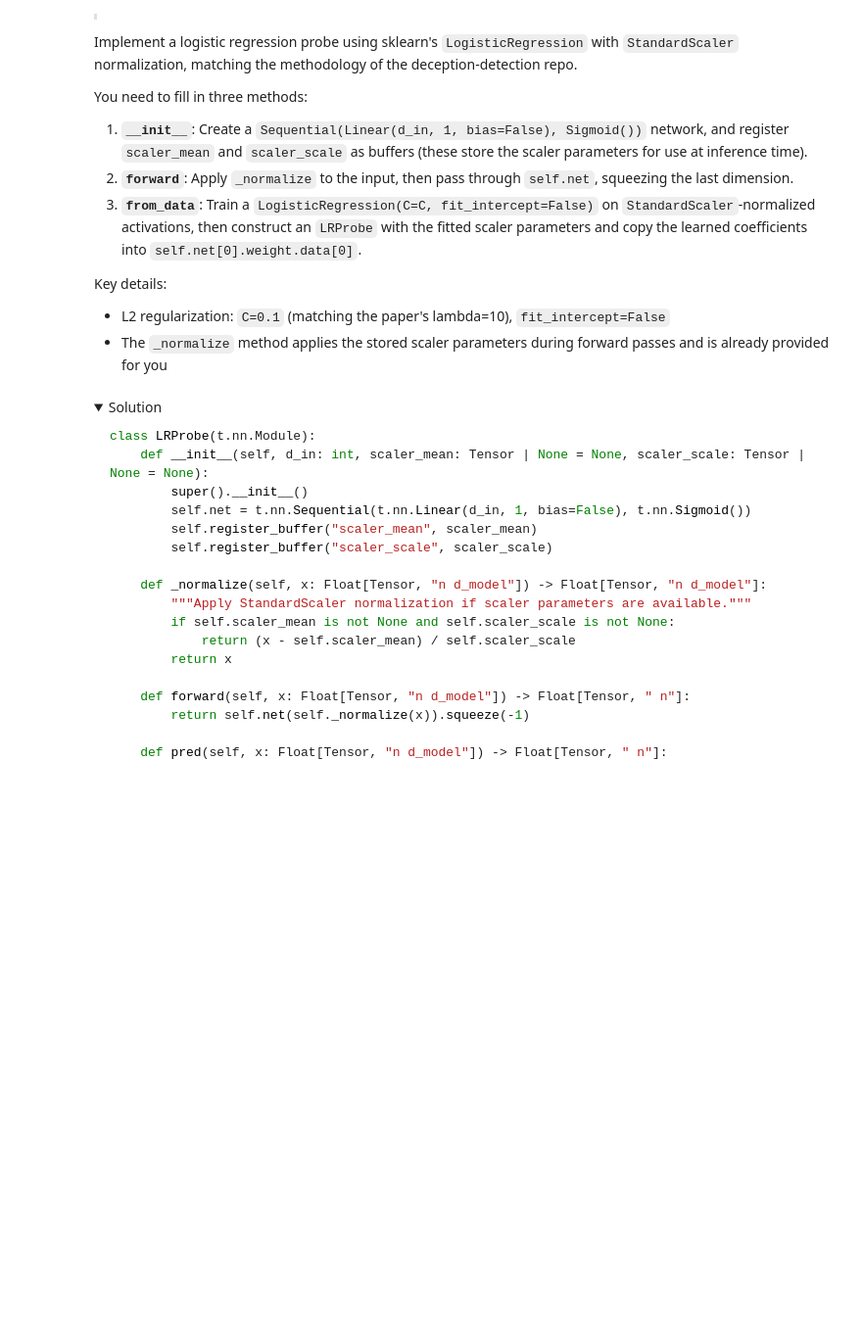
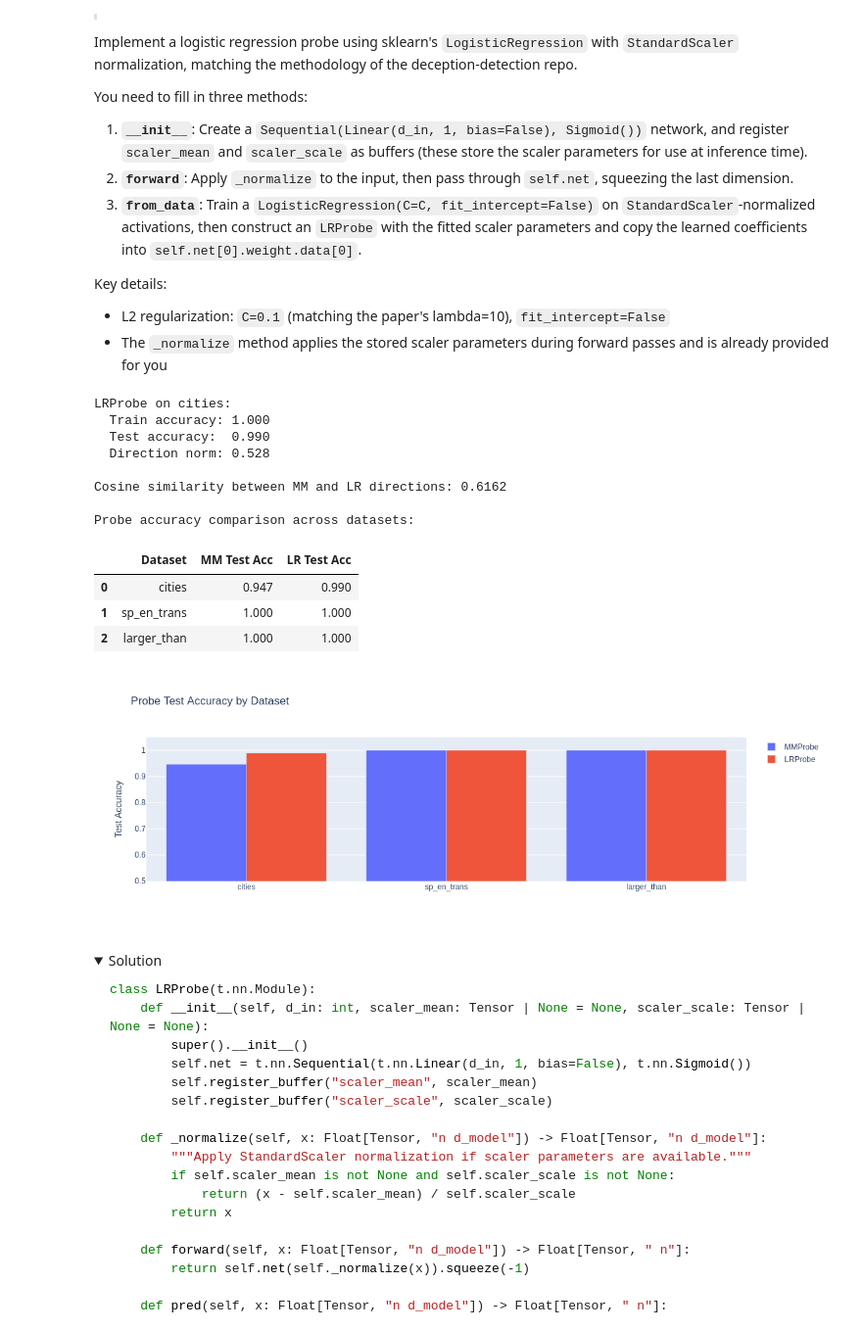
Before and after one commit to Shimin-Zhang/ARENA_Progress, a Jupyter notebook: chapter1_transformer_interp/exercises/part31_linear_probes/1.3.1_Linear_Probes_exercises.ipynb, the cells around one changed output. Shown at 98% size. Saved outputs shown, nothing was run; the diff lists cells and outputs as text; code cells hidden in the pictures; folded sections open; blank space fills up the shorter version.

```diff
--- a/chapter1_transformer_interp/exercises/part31_linear_probes/1.3.1_Linear_Probes_exercises.ipynb
+++ b/chapter1_transformer_interp/exercises/part31_linear_probes/1.3.1_Linear_Probes_exercises.ipynb
@@ -238,8 +238,10 @@ MODEL_NAME = "meta-llama/Llama-2-13b-hf"
 tokenizer = AutoTokenizer.from_pretrained(MODEL_NAME)
 model = AutoModelForCausalLM.from_pretrained(
     MODEL_NAME,
-    dtype=dtype,
+    # dtype=dtype,
+    dtype=t.float16,
     device_map="auto",
+    quantization_config=BitsAndBytesConfig(load_in_8bit = True)
 )
 tokenizer.pad_token = tokenizer.eos_token
 tokenizer.padding_side = "right"
@@ -466,7 +521,14 @@ def get_pca_components(
     Returns:
         Matrix of top-k eigenvectors as columns, shape [d_model, k].
     """
-    raise NotImplementedError()
+    mean = activations.mean(dim=0)
+    activations = activations - mean
+
+    cov = t.cov(activations.t())
+    e_values, e_vectors = t.linalg.eigh(cov)
+
+    sorted_v, sorted_v_idx = t.sort(e_values, descending=True)
+    return e_vectors[:, sorted_v_idx[:k]]
 
 
 tests.test_get_pca_components(get_pca_components, activations["cities"], D_MODEL)
@@ -904,7 +1067,12 @@ Key details:
 class LRProbe(t.nn.Module):
     def __init__(self, d_in: int, scaler_mean: Tensor | None = None, scaler_scale: Tensor | None = None):
         super().__init__()
-        raise NotImplementedError()
+        self.net = t.nn.Sequential(
+            t.nn.Linear(d_in, 1, bias=False),
+            t.nn.Sigmoid()
+        )
+        self.register_buffer('scaler_mean', scaler_mean)
+        self.register_buffer('scaler_scale', scaler_scale)
 
     def _normalize(self, x: Float[Tensor, "n d_model"]) -> Float[Tensor, "n d_model"]:
         """Apply StandardScaler normalization if scaler parameters are available."""
@@ -913,7 +1081,9 @@ class LRProbe(t.nn.Module):
         return x
 
     def forward(self, x: Float[Tensor, "n d_model"]) -> Float[Tensor, " n"]:
-        raise NotImplementedError()
+        x = self._normalize(x)
+        out = self.net(x).squeeze(-1)
+        return out
 
     def pred(self, x: Float[Tensor, "n d_model"]) -> Float[Tensor, " n"]:
         return self(x).round()
@@ -940,7 +1110,17 @@ class LRProbe(t.nn.Module):
                 The repo class default is reg_coeff=1000 (C=0.001), which is stronger.
             device: Device to place the resulting probe on.
         """
-        raise NotImplementedError()
+
+        scaler = StandardScaler()
+        scaled_act = scaler.fit_transform(acts.numpy())
+
+        mean = t.tensor(scaler.mean_, dtype=t.float32)
+        scale = t.tensor(scaler.scale_, dtype=t.float32)
+
+        clf = LogisticRegression(C=C, fit_intercept=False).fit(scaled_act, labels.numpy())
+        prob = LRProbe(d_in=acts.shape[1], scaler_mean=mean, scaler_scale=scale).to(device)
+        prob.net[0].weight.data[0] = t.tensor(clf.coef_[0], dtype=t.float32).to(device)
+        return prob
 
 
 lr_probe = LRProbe.from_data(train_acts["cities"], train_labels["cities"], device="cpu")
@@ -965,33 +1145,47 @@ lr_dir = lr_probe.direction / lr_probe.direction.norm()
 cos_sim = (mm_dir @ lr_dir).item()
 print(f"\nCosine similarity between MM and LR directions: {cos_sim:.4f}")
 
 # Compare both probes across all 3 datasets
 results_rows = []
 for name in DATASET_NAMES:
     mm_p = MMProbe.from_data(train_acts[name], train_labels[name])
     lr_p = LRProbe.from_data(train_acts[name], train_labels[name])
 
     mm_test_acc = (mm_p.pred(test_acts[name]) == test_labels[name]).float().mean().item()
     lr_test_acc = (lr_p.pred(test_acts[name]) == test_labels[name]).float().mean().item()
     results_rows.append({"Dataset": name, "MM Test Acc": f"{mm_test_acc:.3f}", "LR Test Acc": f"{lr_test_acc:.3f}"})
 
 results_df = pd.DataFrame(results_rows)
 print("\nProbe accuracy comparison across datasets:")
 display(results_df)
 
 # Bar chart
 fig = go.Figure()
 fig.add_trace(go.Bar(name="MMProbe", x=DATASET_NAMES, y=[float(r["MM Test Acc"]) for r in results_rows]))
 fig.add_trace(go.Bar(name="LRProbe", x=DATASET_NAMES, y=[float(r["LR Test Acc"]) for r in results_rows]))
 fig.update_layout(
     title="Probe Test Accuracy by Dataset",
     yaxis_title="Test Accuracy",
     yaxis_range=[0.5, 1.05],
     barmode="group",
     height=400,
     width=600,
 )
 fig.show()
+# %% [output]
+LRProbe on cities:
+  Train accuracy: 1.000
+  Test accuracy:  0.990
+  Direction norm: 0.528
+
+Cosine similarity between MM and LR directions: 0.6162
+
+Probe accuracy comparison across datasets:
+|  | Dataset | MM Test Acc | LR Test Acc |
+| 0 | cities | 0.947 | 0.990 |
+| 1 | sp_en_trans | 1.000 | 1.000 |
+| 2 | larger_than | 1.000 | 1.000 |
+[figure, added]
 # %% [markdown]
 <details><summary>Solution</summary>
 
```
Also changed, not shown: parts of 12 cells of this notebook.
